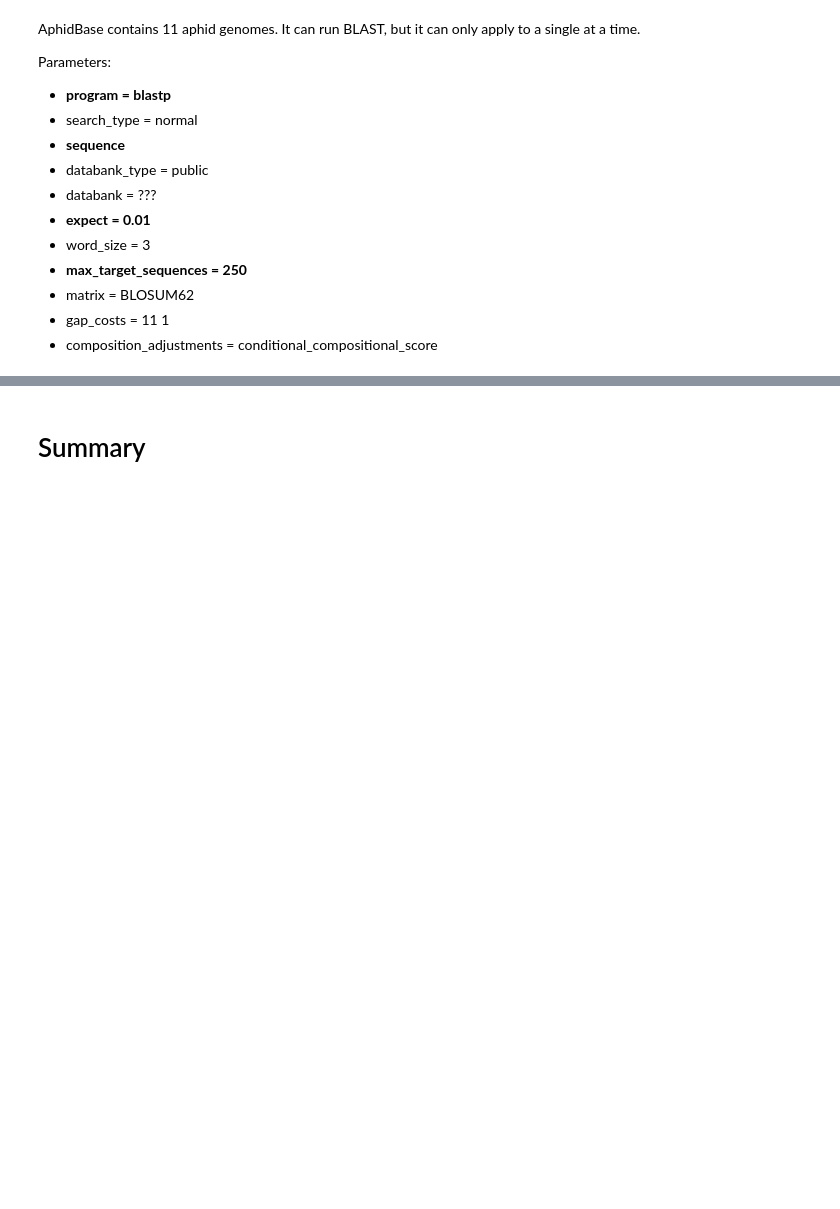
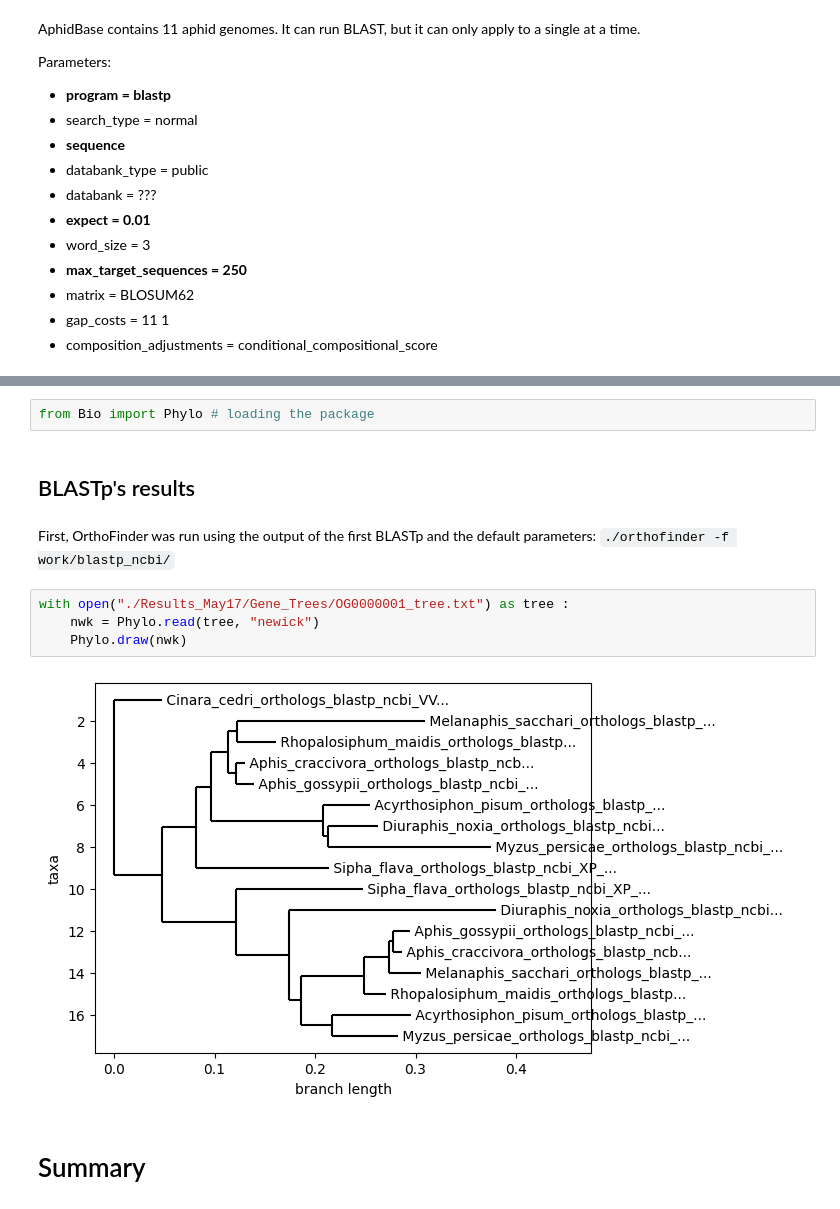
Before and after one commit to elian-stz/StylED_internship, a Jupyter notebook: xplore.ipynb, the cells around one changed output, grey strips where cells are left out. Cells and saved outputs as stored; diff of their text form; blank space fills up the shorter version.

Commit message:
added orthology relationship, cleaned, lisibility, new script to parse OrthoFinder's output

```diff
--- a/xplore.ipynb
+++ b/xplore.ipynb
@@ -411,3 +403,15 @@ Parameters:
+# %%
+from Bio import Phylo # loading the package
+# %% [markdown]
+## BLASTp's results
+# %% [markdown]
+First, OrthoFinder was run using the output of the first BLASTp and the default parameters: `./orthofinder -f work/blastp_ncbi/`
+# %%
+with open("./Results_May17/Gene_Trees/OG0000001_tree.txt") as tree :
+    nwk = Phylo.read(tree, "newick")
+    Phylo.draw(nwk)
+# %% [output]
+[figure, added]
 # %% [markdown]
 # Summary
 # %% [markdown]
```
Also changed, not shown: parts of 10 cells of this notebook, 1 other file.
